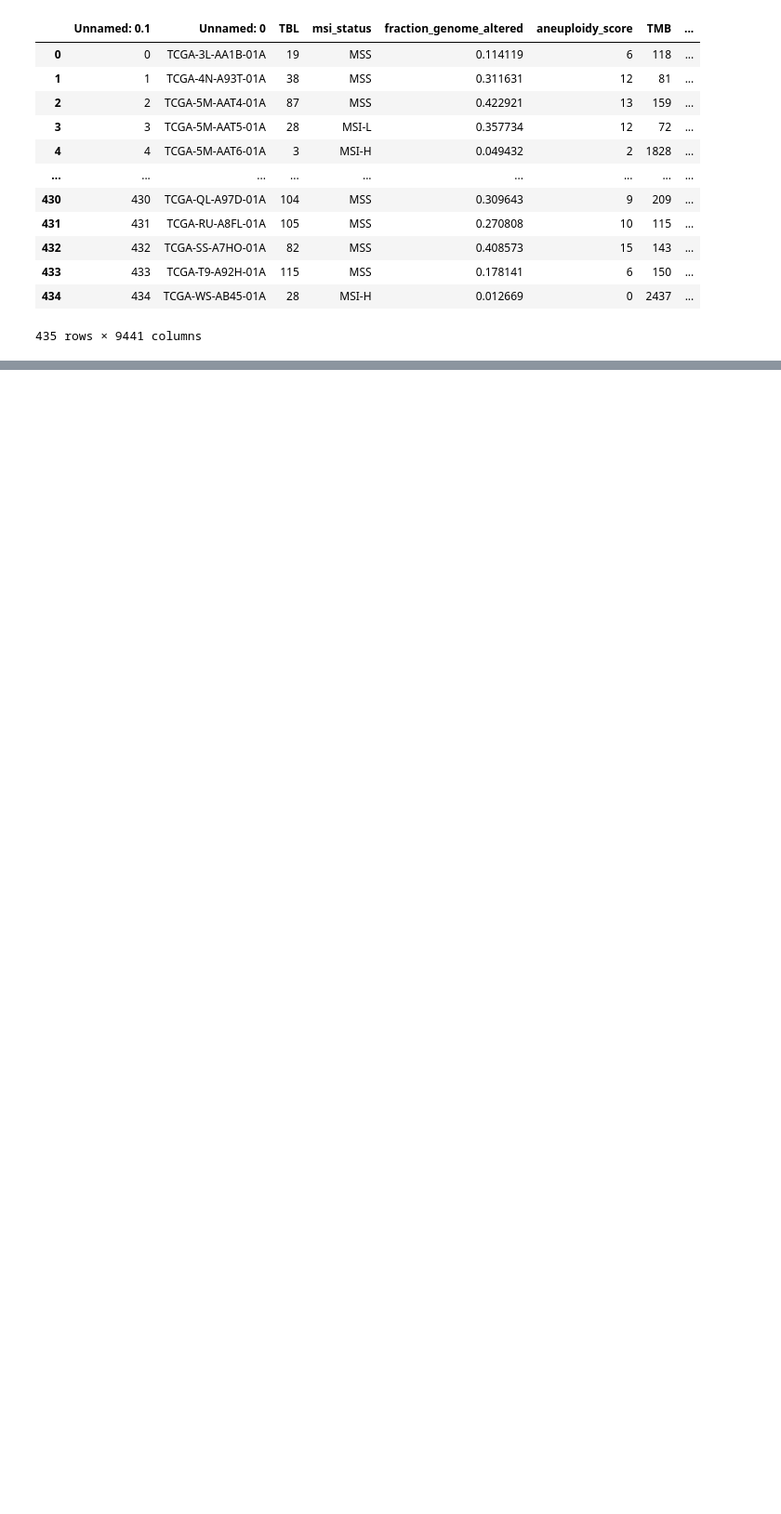
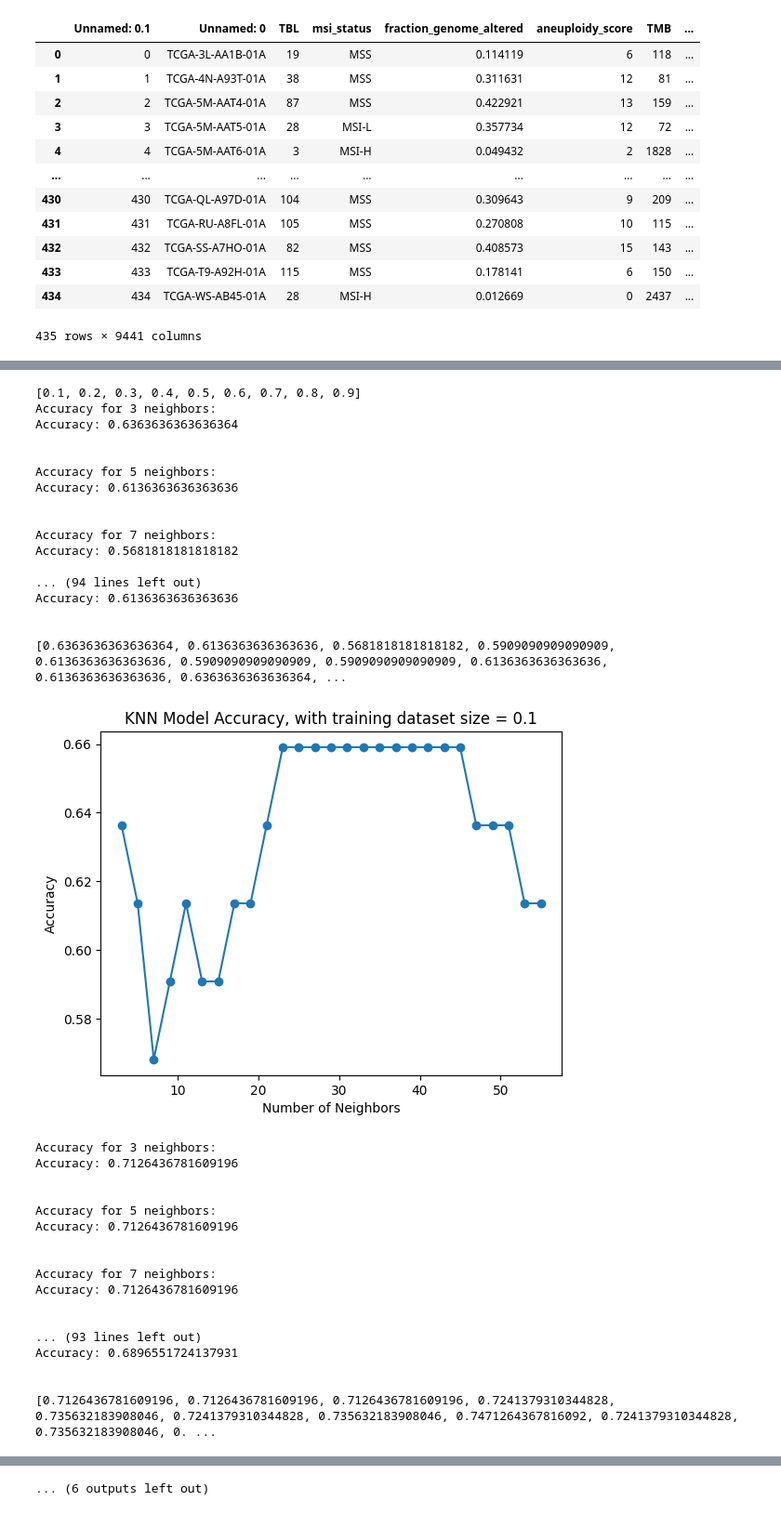
Before and after one commit to dnaae/ML-, a Jupyter notebook: KNN.ipynb, the cells around one changed output, grey strips where cells are left out. Shown at 93% size. Drawn from its saved outputs; the diff is of its cells as text; code cells hidden in the pictures; blank space fills up the shorter version.

Commit message:
add change in datasetsize

```diff
--- a/KNN.ipynb
+++ b/KNN.ipynb
@@ -156,0 +172,57 @@ Accuracy: 0.6896551724137931
+# %%
+number_of_neighbors = 55
+training_size = [x / 100 for x in range(10, 100, 10)]
+print(training_size)
+for j in training_size:
+    accuracy_scores = []
+    neighbour_values = []
+    for i in range(3, number_of_neighbors+1, 2):
+        print(f"Accuracy for {i} neighbors:")
+        accuracy = KNN(neighbors=i, test_size=j)
+        print("\n")
+        accuracy_scores.append(accuracy)
+        neighbour_values.append(i)
+
+
+    print(accuracy_scores)
+    plt.plot(neighbour_values, accuracy_scores, marker='o')
+    plt.xlabel('Number of Neighbors')
+    plt.ylabel('Accuracy')
+    plt.title('KNN Model Accuracy, with training dataset size = ' + str(j))
+    plt.show()
+# %% [output]
+[0.1, 0.2, 0.3, 0.4, 0.5, 0.6, 0.7, 0.8, 0.9]
+Accuracy for 3 neighbors:
+Accuracy: 0.6363636363636364
+
+
+Accuracy for 5 neighbors:
+Accuracy: 0.6136363636363636
+
+
+Accuracy for 7 neighbors:
+Accuracy: 0.5681818181818182
+
+... (94 lines left out)
+Accuracy: 0.6136363636363636
+
+
+[0.6363636363636364, 0.6136363636363636, 0.5681818181818182, 0.5909090909090909, 0.6136363636363636, 0.5909090909090909, 0.5909090909090909, 0.6136363636363636, 0.6136363636363636, 0.6363636363636364, ...
+[figure, added]
+Accuracy for 3 neighbors:
+Accuracy: 0.7126436781609196
+
+
+Accuracy for 5 neighbors:
+Accuracy: 0.7126436781609196
+
+
+Accuracy for 7 neighbors:
+Accuracy: 0.7126436781609196
+
+
+... (93 lines left out)
+Accuracy: 0.6896551724137931
+
+
+[0.7126436781609196, 0.7126436781609196, 0.7126436781609196, 0.7241379310344828, 0.735632183908046, 0.7241379310344828, 0.735632183908046, 0.7471264367816092, 0.7241379310344828, 0.735632183908046, 0. ...
@@ -156,0 +302 @@ Accuracy: 0.6896551724137931
+... (6 outputs left out)
```
Also changed, not shown: parts of 4 cells of this notebook.
